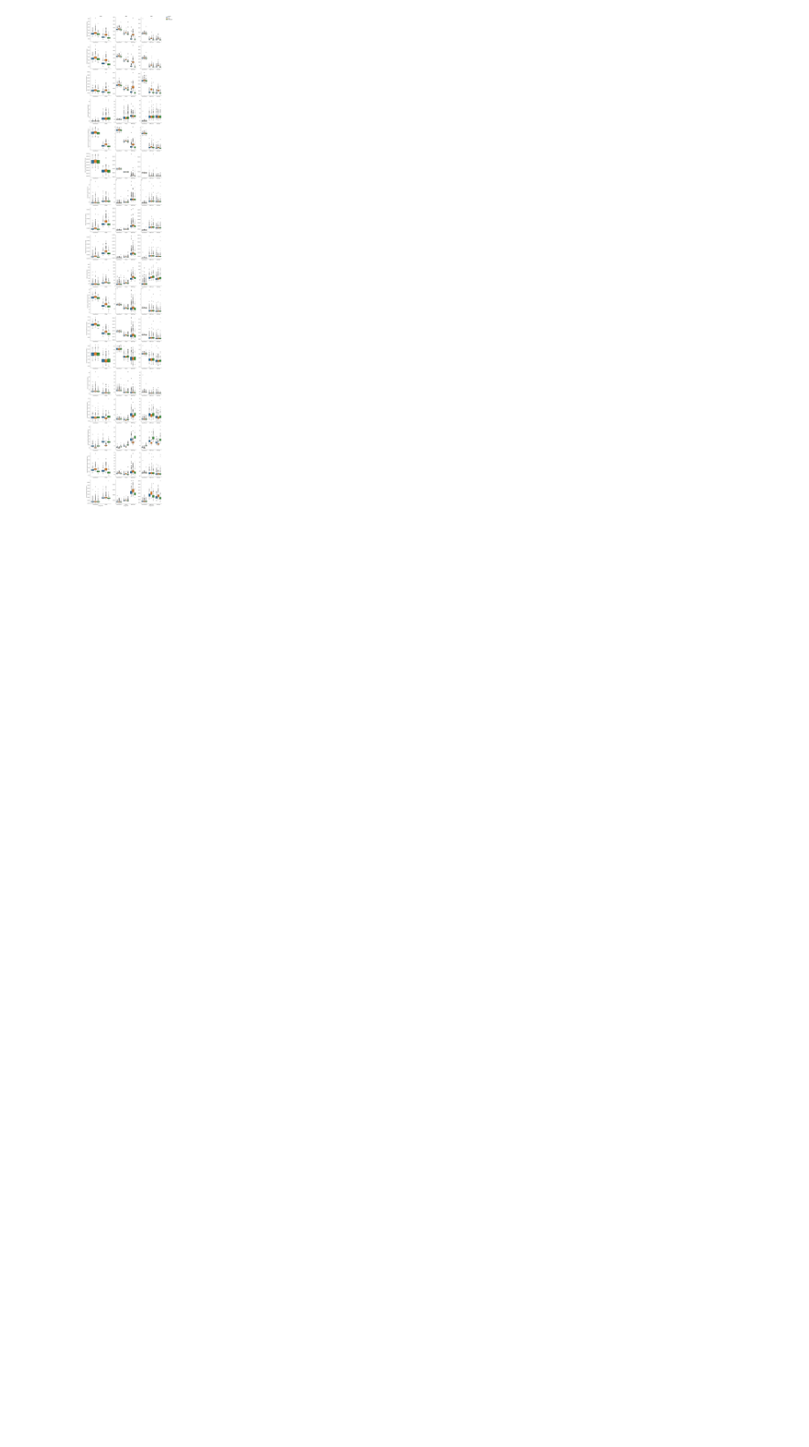
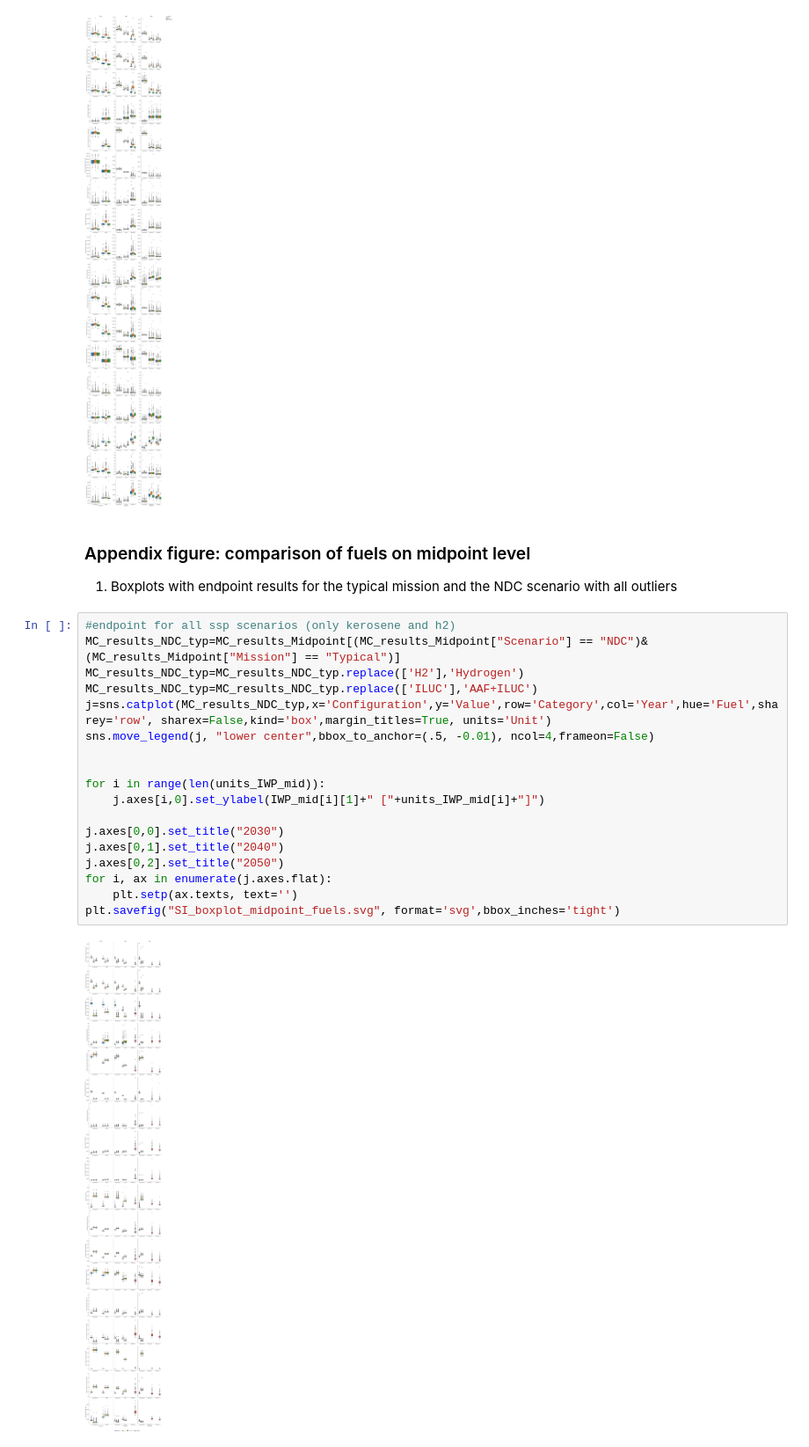
Before and after one commit to nilstho/pLCA_RegAC, a Jupyter notebook: Jupyter Notebooks/4_Data_curation_and_visualisation.ipynb, the cells around one changed output. Shown at 88% size. Drawn from its saved outputs; the diff is of its cells as text; blank space fills up the shorter version.

```diff
--- a/Jupyter Notebooks/4_Data_curation_and_visualisation.ipynb
+++ b/Jupyter Notebooks/4_Data_curation_and_visualisation.ipynb
@@ -1391,3 +1386,26 @@ for i, ax in enumerate(j.axes.flat):
 plt.savefig("SI_boxplot_endpoint_scenarios_noAAF.svg", format='svg',bbox_inches='tight')
 # %% [output]
 [figure]
+# %% [markdown]
+### Appendix figure: comparison of fuels on midpoint level
+ 1. Boxplots with endpoint results for the typical mission and the NDC scenario with all outliers
+# %%
+#endpoint for all ssp scenarios (only kerosene and h2)
+MC_results_NDC_typ=MC_results_Midpoint[(MC_results_Midpoint["Scenario"] == "NDC")&(MC_results_Midpoint["Mission"] == "Typical")]
+MC_results_NDC_typ=MC_results_NDC_typ.replace(['H2'],'Hydrogen')
+MC_results_NDC_typ=MC_results_NDC_typ.replace(['ILUC'],'AAF+ILUC')
+j=sns.catplot(MC_results_NDC_typ,x='Configuration',y='Value',row='Category',col='Year',hue='Fuel',sharey='row', sharex=False,kind='box',margin_titles=True, units='Unit')
+sns.move_legend(j, "lower center",bbox_to_anchor=(.5, -0.01), ncol=4,frameon=False)
+
+
+for i in range(len(units_IWP_mid)):
+    j.axes[i,0].set_ylabel(IWP_mid[i][1]+" ["+units_IWP_mid[i]+"]")
+
+j.axes[0,0].set_title("2030")
+j.axes[0,1].set_title("2040")
+j.axes[0,2].set_title("2050")
+for i, ax in enumerate(j.axes.flat):
+    plt.setp(ax.texts, text='')
+plt.savefig("SI_boxplot_midpoint_fuels.svg", format='svg',bbox_inches='tight')
+# %% [output]
+[figure, added]
```
Also changed, not shown: parts of 7 cells of this notebook, 1 other file.
